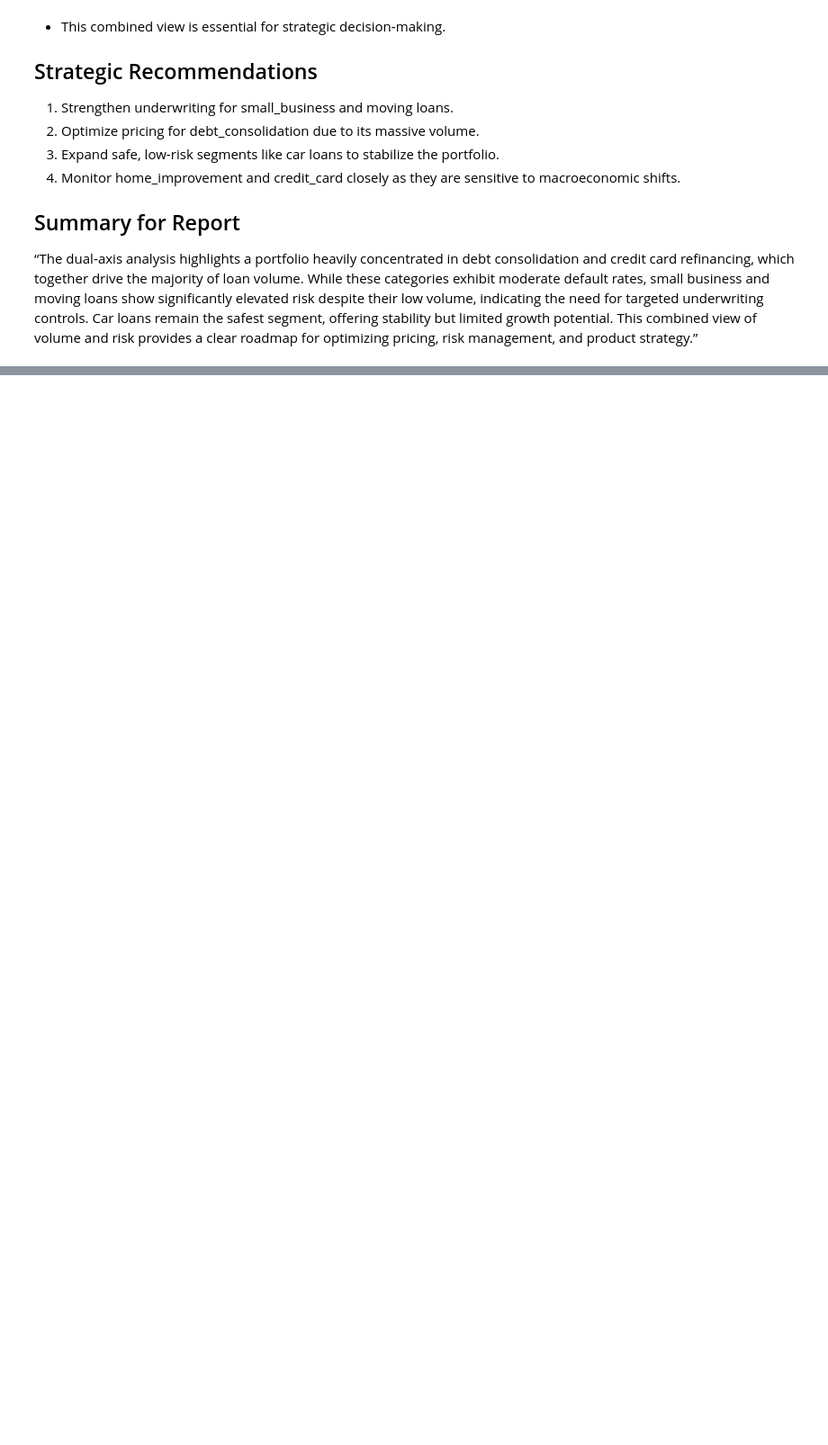
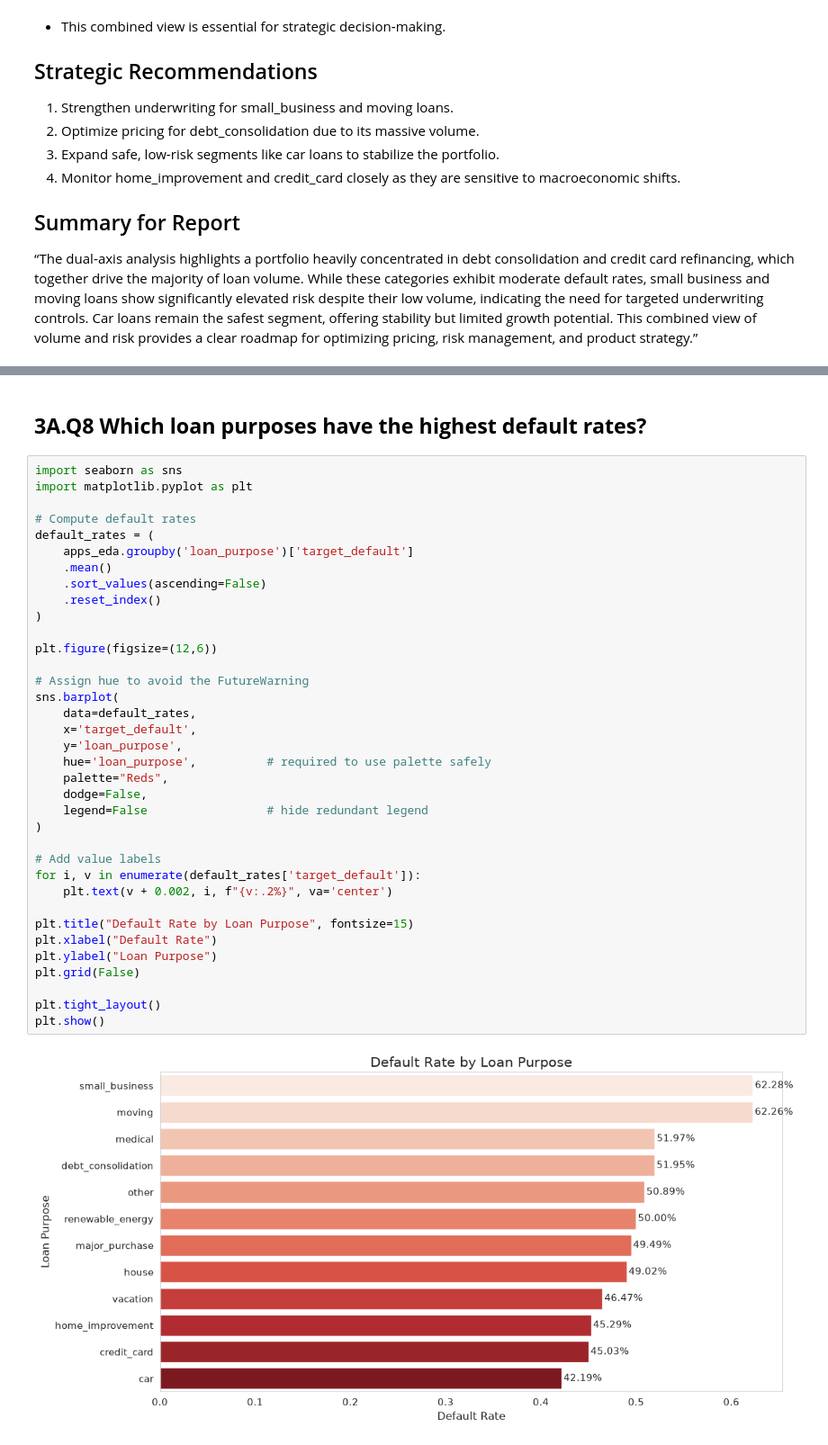
Before and after one commit to JoseAlberto88/Credit-Default-Risk-Analysis, a Jupyter notebook: python/2. eda_analysis.ipynb, the cells around one changed output, grey strips where cells are left out. Shown at 90% size. Saved outputs shown, nothing was run; the diff lists cells and outputs as text; blank space fills up the shorter version.

```diff
--- a/python/2. eda_analysis.ipynb
+++ b/python/2. eda_analysis.ipynb
@@ -398,0 +558,40 @@ plt.show()
+# %% [markdown]
+## **3A.Q8  Which loan purposes have the highest default rates?**
+# %%
+import seaborn as sns
+import matplotlib.pyplot as plt
+
+# Compute default rates
+default_rates = (
+    apps_eda.groupby('loan_purpose')['target_default']
+    .mean()
+    .sort_values(ascending=False)
+    .reset_index()
+)
+
+plt.figure(figsize=(12,6))
+
+# Assign hue to avoid the FutureWarning
+sns.barplot(
+    data=default_rates,
+    x='target_default',
+    y='loan_purpose',
+    hue='loan_purpose',          # required to use palette safely
+    palette="Reds",
+    dodge=False,
+    legend=False                 # hide redundant legend
+)
+
+# Add value labels
+for i, v in enumerate(default_rates['target_default']):
+    plt.text(v + 0.002, i, f"{v:.2%}", va='center')
+
+plt.title("Default Rate by Loan Purpose", fontsize=15)
+plt.xlabel("Default Rate")
+plt.ylabel("Loan Purpose")
+plt.grid(False)
+
+plt.tight_layout()
+plt.show()
+# %% [output]
+[figure, added]
```
Also changed, not shown: parts of 13 cells of this notebook, 1 other file.
